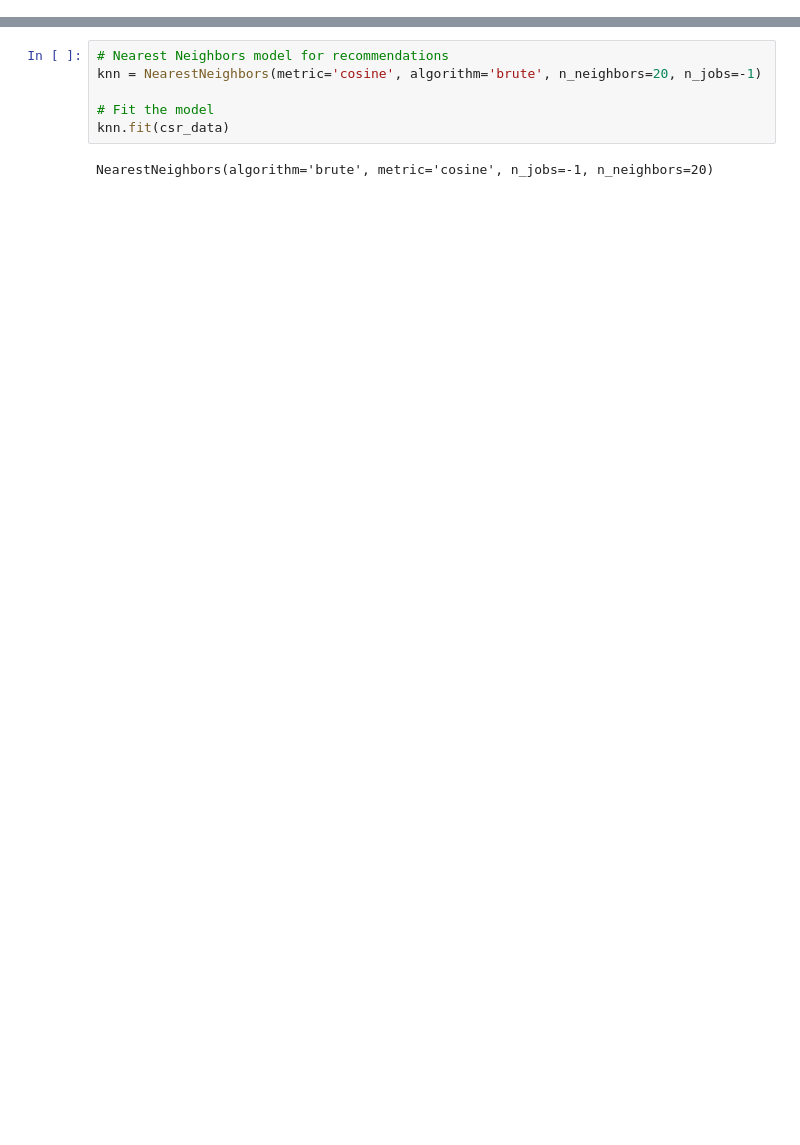
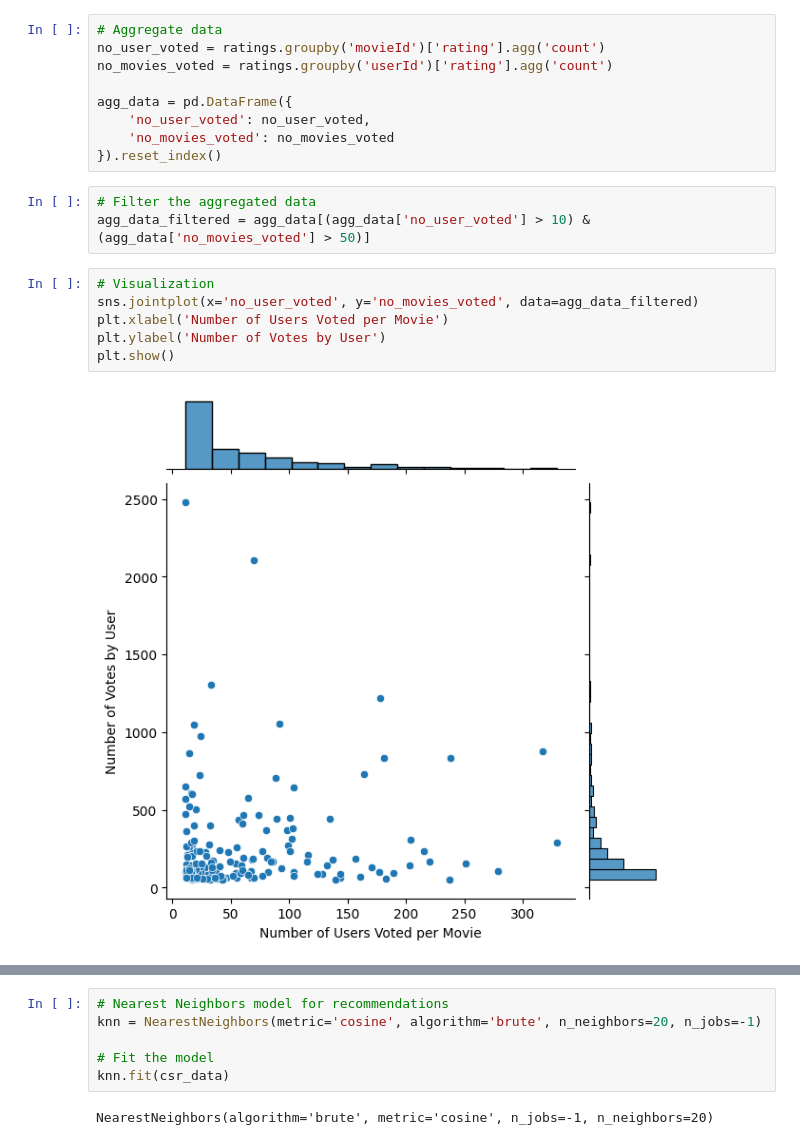
Before and after one commit to carlsonivanic/moviemoose, a Jupyter notebook: main.ipynb, the cells around one changed output, grey strips where cells are left out. Saved outputs shown, nothing was run; the diff lists cells and outputs as text; blank space fills up the shorter version.

```diff
--- a/main.ipynb
+++ b/main.ipynb
@@ -121,0 +165,20 @@ final_dataset.reset_index(inplace=True)
+# %%
+# Aggregate data
+no_user_voted = ratings.groupby('movieId')['rating'].agg('count')
+no_movies_voted = ratings.groupby('userId')['rating'].agg('count')
+
+agg_data = pd.DataFrame({
+    'no_user_voted': no_user_voted,
+    'no_movies_voted': no_movies_voted
+}).reset_index()
+# %%
+# Filter the aggregated data
+agg_data_filtered = agg_data[(agg_data['no_user_voted'] > 10) & (agg_data['no_movies_voted'] > 50)]
+# %%
+# Visualization
+sns.jointplot(x='no_user_voted', y='no_movies_voted', data=agg_data_filtered)
+plt.xlabel('Number of Users Voted per Movie')
+plt.ylabel('Number of Votes by User')
+plt.show()
+# %% [output]
+[figure, added]
```
Also changed, not shown: parts of 62 cells of this notebook.
